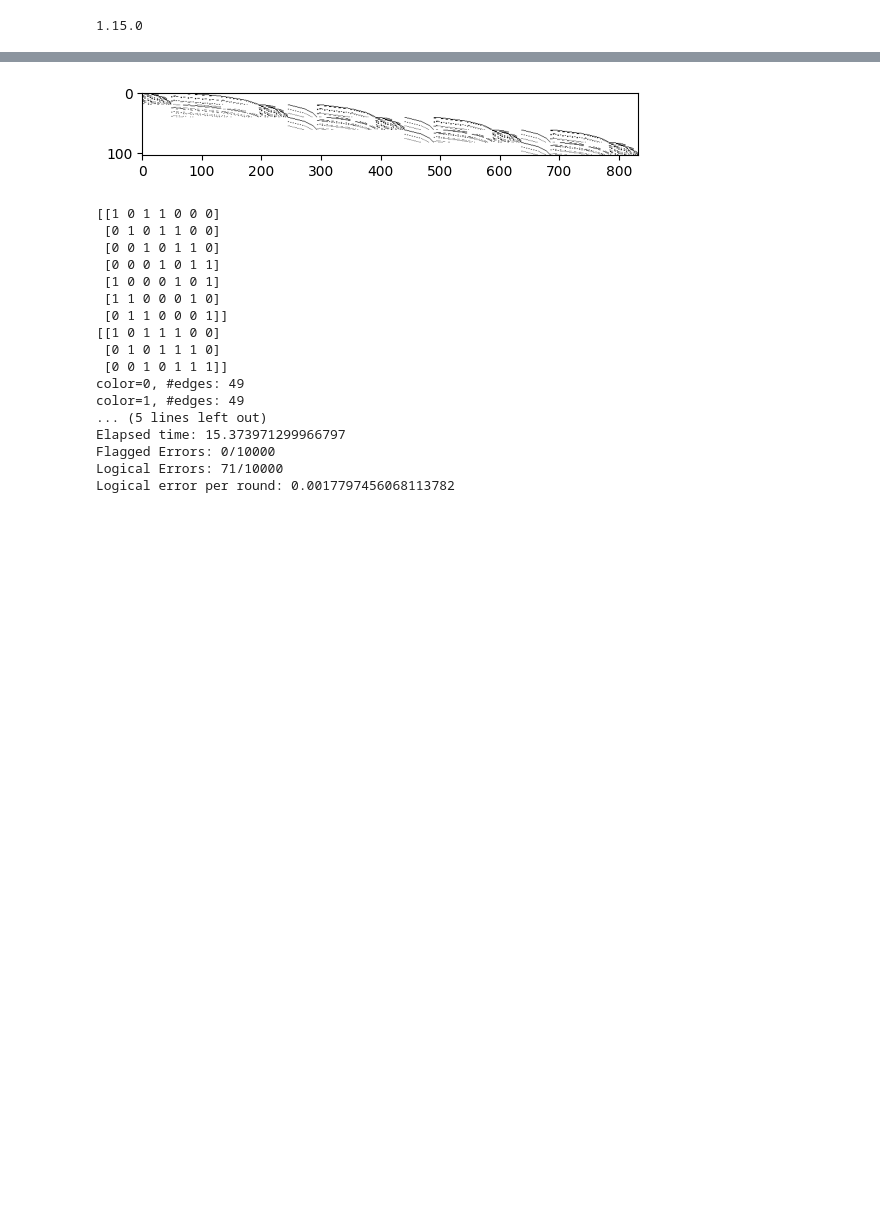
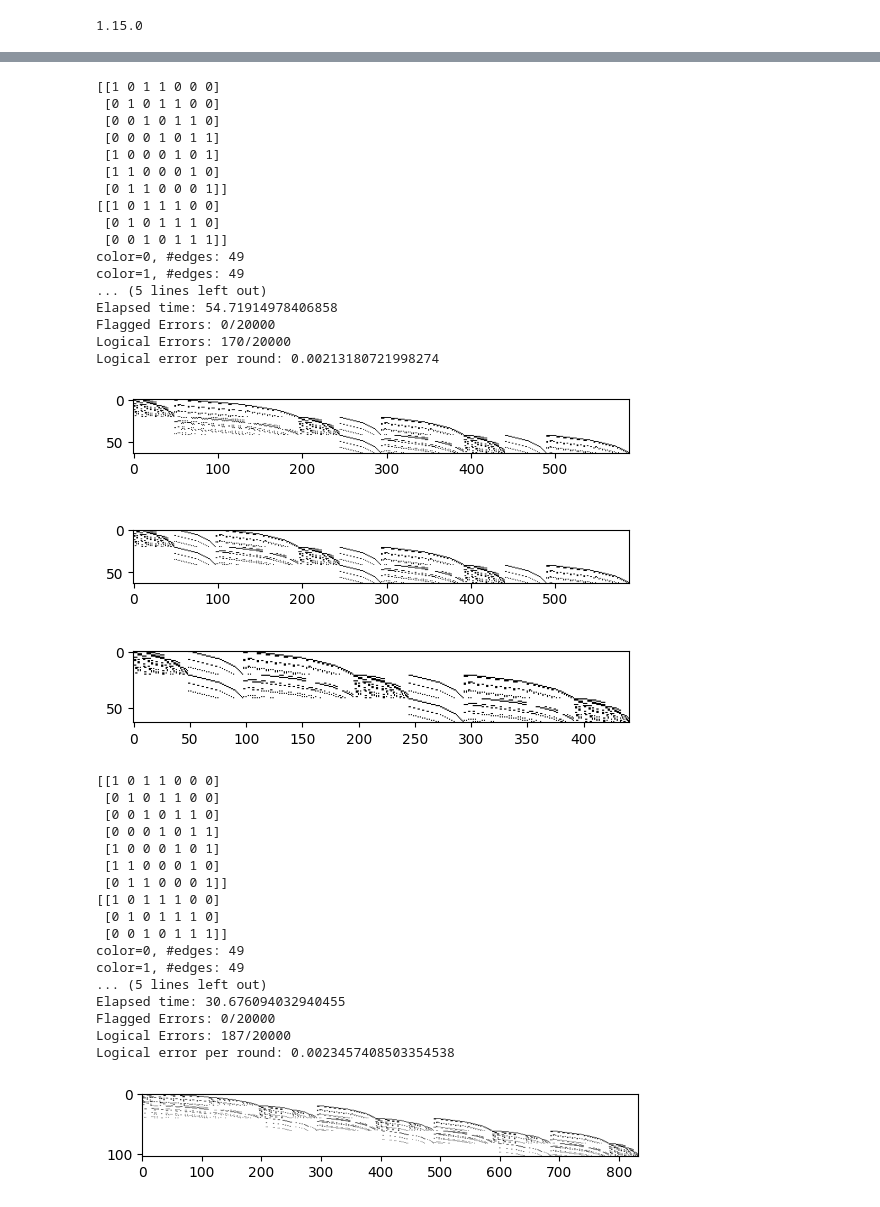
Before and after one commit to gongaa/SlidingWindowDecoder, a Jupyter notebook: SHYPS.ipynb, the cells around one changed output, grey strips where cells are left out. Drawn from its saved outputs; the diff is of its cells as text; code cells hidden in the pictures; blank space fills up the shorter version.

Commit message:
window decoding for SHYPS memory exp

```diff
--- a/SHYPS.ipynb
+++ b/SHYPS.ipynb
@@ -19,15 +18,2 @@ from src import osd_window
 # %% [output]
 1.15.0
-# %%
-r = 3
-circuit = build_SHYPS_circuit(r=r, p=0.001, num_repeat=4)
-dem = circuit.detector_error_model()
-chk, obs, priors, col_dict = dem_to_check_matrices(dem, return_col_dict=True)
-chk_row_wt = np.sum(chk, axis=1)
-chk_col_wt = np.sum(chk, axis=0)
-num_row, num_col = chk.shape
-print(f"check matrix shape {chk.shape}, max (row, column) weight ({np.max(chk_row_wt)}, {np.max(chk_col_wt)}),",
-      f"min (row, column) weight ({np.min(chk_row_wt)}, {np.min(chk_col_wt)})")
-print(f"obs matrix shape {obs.shape}, nnz={obs.sum()}")
-plt.imshow(chk.toarray(), cmap="gist_yarg")
-plt.show();
@@ -51,34 +20 @@ obs matrix shape (9, 833), nnz=624
-# %%
-num_det = r * (2**r-1) # number of detectors
-lower_bounds = []
-upper_bounds = []
-i = 0
-while i < num_row:
-    lower_bounds.append(i)
-    upper_bounds.append(i+num_det)
-    if i+num_det > num_row:
-        break
-    lower_bounds.append(i)
-    upper_bounds.append(i+2*num_det)
-    i += num_det
-
-region_dict = {}
-for i, (l,u) in enumerate(zip(lower_bounds, upper_bounds)):
-    region_dict[(l,u)] = i
-
-region_cols = [[] for _ in range(len(region_dict))]
-
-for i in range(num_col):
-    nnz_col = np.nonzero(chk[:,i])[0]
-    l = nnz_col.min() // num_det * num_det
-    u = (nnz_col.max() // num_det + 1) * num_det
-    region_cols[region_dict[(l,u)]].append(i)
-
-chk = np.concatenate([chk[:,col].toarray() for col in region_cols], axis=1)
-obs = np.concatenate([obs[:,col].toarray() for col in region_cols], axis=1)
-priors = np.concatenate([priors[col] for col in region_cols])
-plt.imshow(chk, cmap="gist_yarg")
-plt.show();
-# %% [output]
-[figure, removed]
 # %%
@@ -124,8 +165,31 @@ def decode(p, num_repeat, num_shots=10000, osd_order=10):  # whether use my heur
     p_l = num_err / num_shots
     p_l_per_round = 1-(1-p_l) ** (1/num_repeat)
     print("Logical error per round:", p_l_per_round)
+# %%
+decode_SHYPS(r=3, p=0.001, num_repeat=4, num_shots=20000, max_iter=1000, osd_order=0, window=True, W=3, F=1, plot=True)
+plt.show();
+# %% [output]
+[[1 0 1 1 0 0 0]
+ [0 1 0 1 1 0 0]
+ [0 0 1 0 1 1 0]
+ [0 0 0 1 0 1 1]
+ [1 0 0 0 1 0 1]
+ [1 1 0 0 0 1 0]
+ [0 1 1 0 0 0 1]]
+[[1 0 1 1 1 0 0]
+ [0 1 0 1 1 1 0]
+ [0 0 1 0 1 1 1]]
+color=0, #edges: 49
+color=1, #edges: 49
+... (5 lines left out)
+Elapsed time: 54.71914978406858
+Flagged Errors: 0/20000
+Logical Errors: 170/20000
+Logical error per round: 0.00213180721998274
+[figure, added]
 # %%
-decode(p=0.001, num_repeat=4, num_shots=10000, osd_order=0)
+decode_SHYPS(r=3, p=0.001, num_repeat=4, num_shots=20000, max_iter=1000, osd_order=0, window=False, plot=True) # global decoding
+plt.show();
 # %% [output]
 [[1 0 1 1 0 0 0]
  [0 1 0 1 1 0 0]
@@ -140,7 +204,8 @@ decode(p=0.001, num_repeat=4, num_shots=10000, osd_order=0)
 color=0, #edges: 49
 color=1, #edges: 49
 ... (5 lines left out)
-Elapsed time: 15.373971299966797
-Flagged Errors: 0/10000
-Logical Errors: 71/10000
-Logical error per round: 0.0017797456068113782
+Elapsed time: 30.676094032940455
+Flagged Errors: 0/20000
+Logical Errors: 187/20000
+Logical error per round: 0.0023457408503354538
+[figure, added]
```
Also changed, not shown: parts of 3 cells of this notebook, 3 other files.
